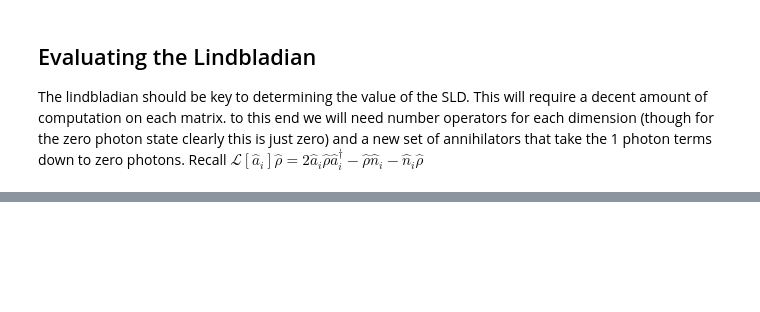
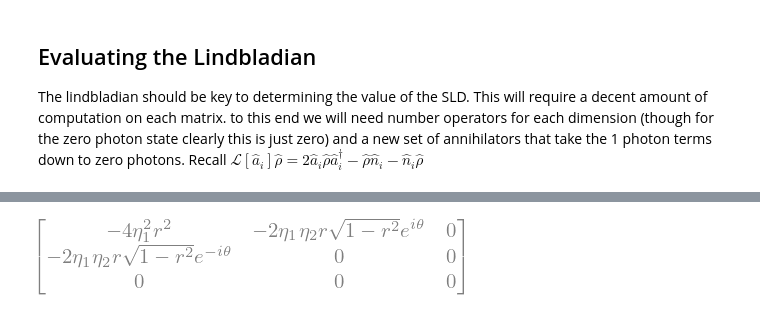
Before and after one commit to DominicDams/covert-quantum-analysis, a Jupyter notebook: notebooks/Fully symbolic simple case.ipynb, the cells around one changed output, grey strips where cells are left out. Drawn from its saved outputs; the diff is of its cells as text; code cells hidden in the pictures; blank space fills up the shorter version.

```diff
--- a/notebooks/Fully symbolic simple case.ipynb
+++ b/notebooks/Fully symbolic simple case.ipynb
@@ -115,5 +136,5 @@ a21 = Matrix([[0,1]])
 # %%
 L12 = -n12@ρ2 -ρ2@n12
 # %%
-L12
+display(L12)
 # %% [output]
@@ -121,3 +141,4 @@ $\displaystyle \left[\begin{matrix}- 4 \alpha \eta_{1}^{2} \overline{\alpha} & -
+[figure, added]
 # %%
 L11 = 2*a12@ρ2@a12.T -n11@ρ1-ρ1@n11
 # %%
```
Also changed, not shown: parts of 72 cells of this notebook, 1 other file.
